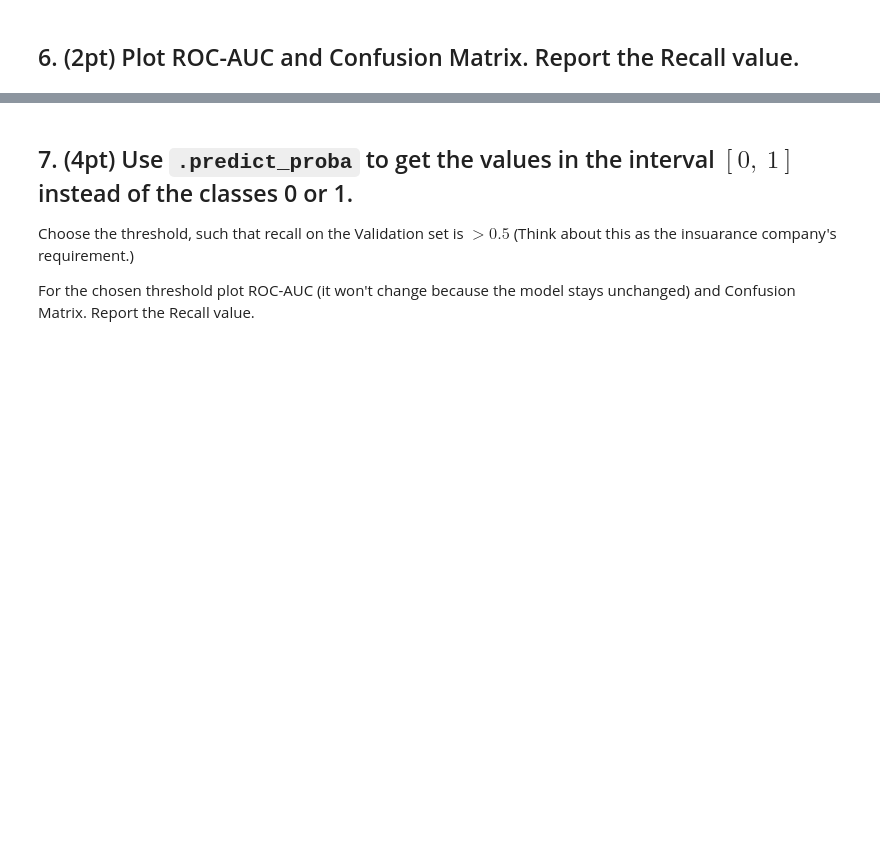
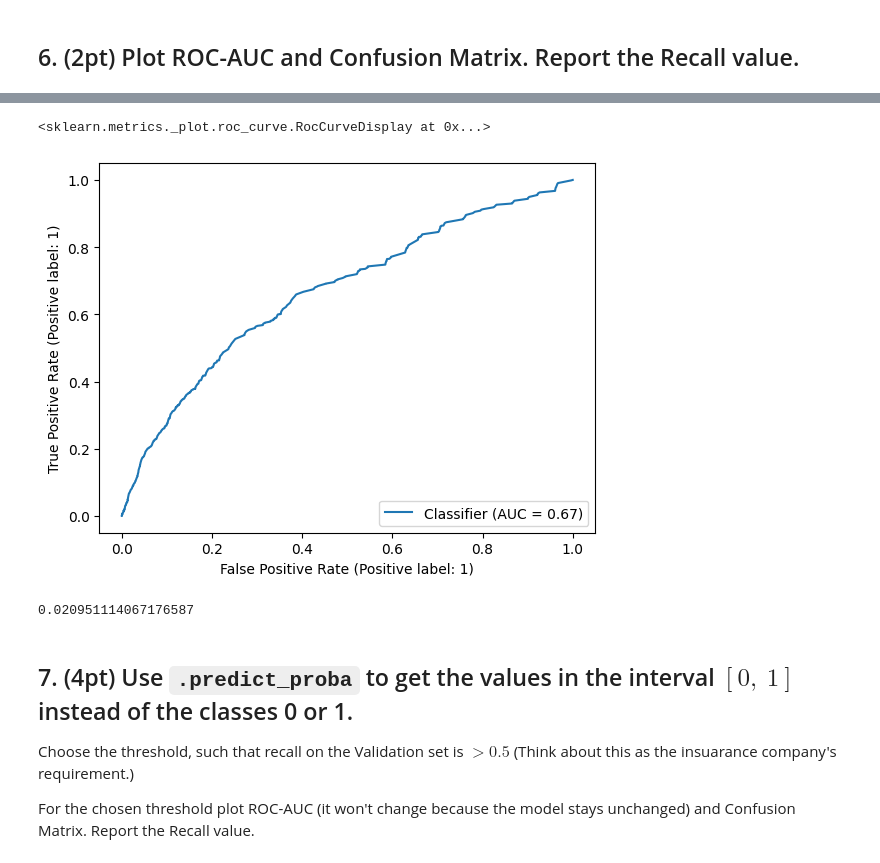
Before and after one commit to YKhalitov/College-Projects, a Jupyter notebook: RIT-Projects/Machine Learning - CSCI 335/HW5.ipynb, the cells around one changed output, grey strips where cells are left out. Saved outputs shown, nothing was run; the diff lists cells and outputs as text; code cells hidden in the pictures; blank space fills up the shorter version.

```diff
--- a/RIT-Projects/Machine Learning - CSCI 335/HW5.ipynb
+++ b/RIT-Projects/Machine Learning - CSCI 335/HW5.ipynb
@@ -158,0 +162,10 @@ from sklearn.metrics import ConfusionMatrixDisplay, recall_score, RocCurveDispla
+# %%
+y_pred_proba = pipe.predict_proba(X_val)[:,1]
+RocCurveDisplay.from_predictions(y_val, y_pred_proba)
+# %% [output]
+<sklearn.metrics._plot.roc_curve.RocCurveDisplay at 0x...>
+[figure, added]
+# %%
+recall_score(y_val, pipe.predict(X_val))
+# %% [output]
+0.020951114067176587
```
Also changed, not shown: parts of 14 cells of this notebook.
